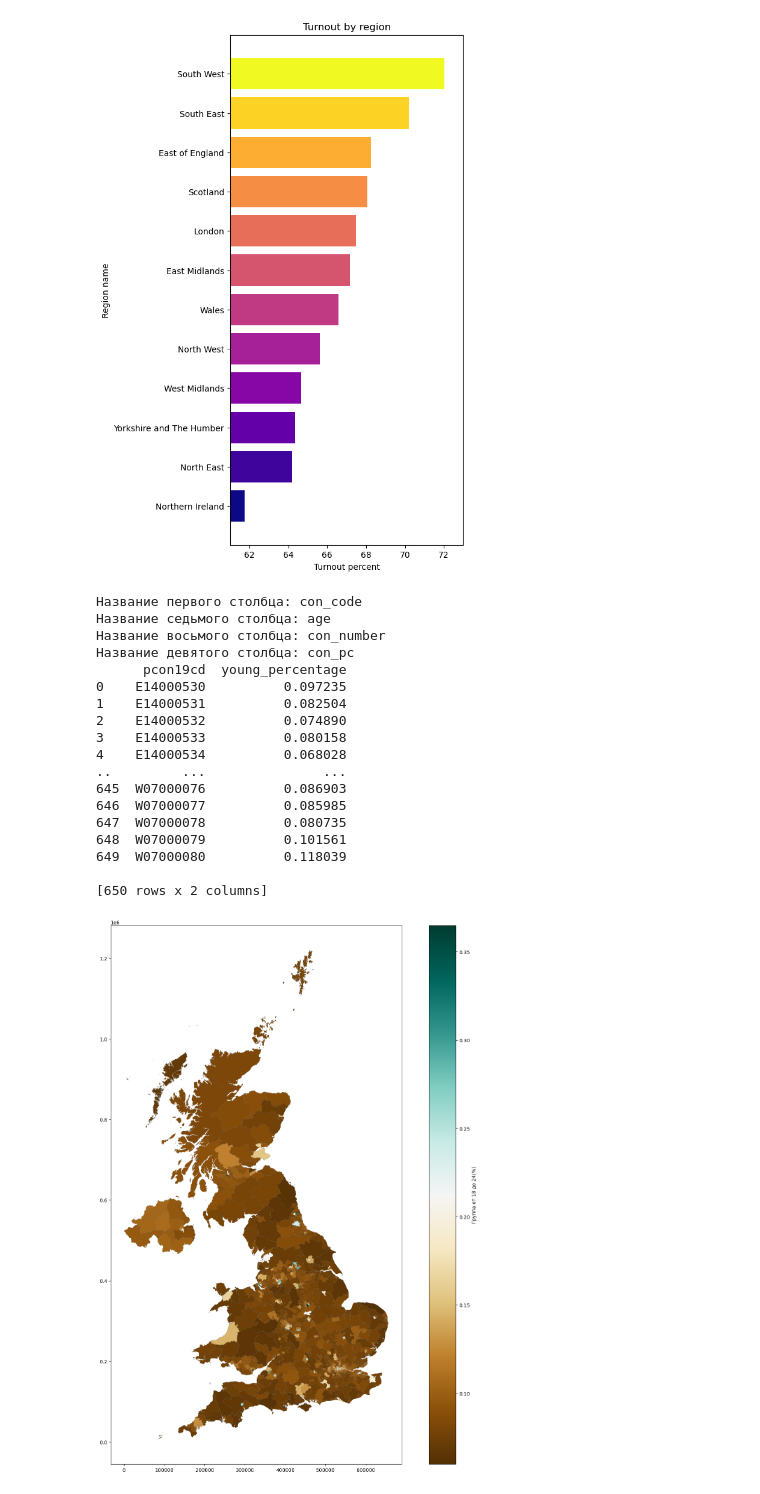
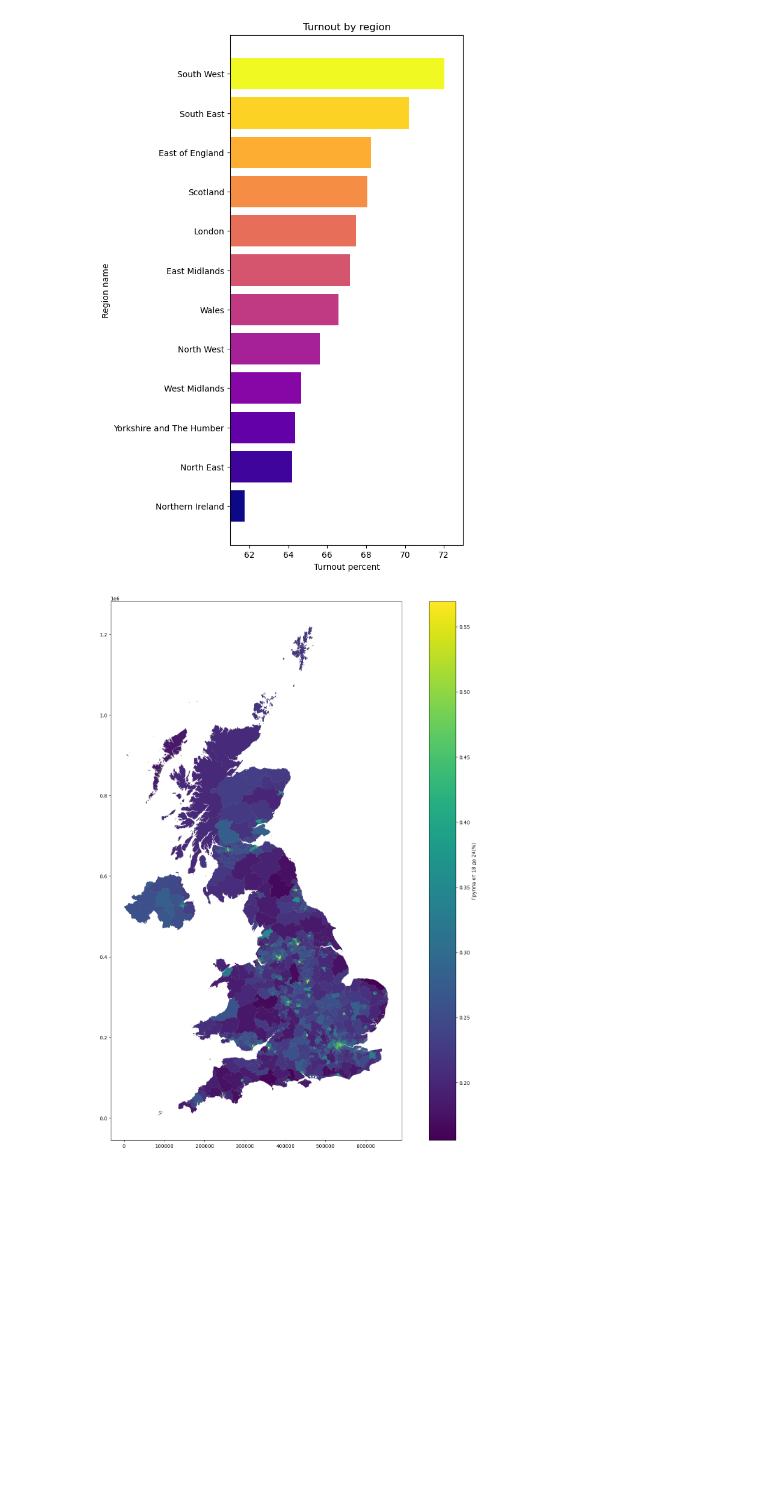
Before and after one commit to SadykovArt/StatPrak_6_sem, a Jupyter notebook: Project_group8.ipynb, the cells around one changed output. Cells and saved outputs as stored; diff of their text form; code cells hidden in the pictures; blank space fills up the shorter version.

```diff
--- a/Project_group8.ipynb
+++ b/Project_group8.ipynb
@@ -294,68 +309,29 @@ plt.show()
 # %%
 import geopandas as gpd
 import matplotlib.pyplot as plt
 from matplotlib.colors import Normalize
 import matplotlib.cm as cm
 import pandas as pd
 df_second_sheet = pd.read_excel('population_by_age.xlsx', sheet_name=1)
-
-column_names = df_second_sheet.columns
-column_0 = column_names[0]
-column_6 = column_names[6]
-column_7 = column_names[7]
-column_8 = column_names[8]
-print("Название первого столбца:", column_0)
-print("Название седьмого столбца:", column_6)
-print("Название восьмого столбца:", column_7)
-print("Название девятого столбца:", column_8)
-
 f_df = df_second_sheet.loc[df_second_sheet['age'] == '0 to 17']
-
 f_df = f_df.reset_index(drop=True)
-
 f_df = f_df.iloc[:, [0, 8]]
-#print(f_df)
-filtered_df = df_second_sheet[df_second_sheet['age'].isin(['18 to 24'])]
+filtered_df = df_second_sheet[df_second_sheet['age'].isin(['18 to 24', '25 to 34'])]
 new_df = filtered_df.groupby('con_code')['con_pc'].sum().reset_index()
-#print(new_df)
 new_df['con_pc'] = new_df['con_pc'] / (1.0 - f_df['con_pc'])
-
-# Вывод результата
-#print(new_df)
 elections = gpd.read_file('WPC_Dec_2019.geojson')
 new_df.columns = ['pcon19cd', 'young_percentage']
-print(new_df)
 merged_data = elections.merge(new_df, on='pcon19cd', how='left')
 fig, ax = plt.subplots(figsize=(20, 20))
-merged_data.plot(ax=ax, column='young_percentage', cmap='BrBG', linewidth=0.1, edgecolor='0.2',figsize=(20,20))
-
+merged_data.plot(ax=ax, column='young_percentage', cmap='viridis', linewidth=0.1, edgecolor='0.2',figsize=(20,20))
 norm = Normalize(vmin=merged_data['young_percentage'].min(), vmax=merged_data['young_percentage'].max())
-sm = cm.ScalarMappable(cmap='BrBG', norm=norm)
+sm = cm.ScalarMappable(cmap='viridis', norm=norm)
 sm.set_array([])
 cbar = plt.colorbar(sm, ax=ax)
-
 cbar.set_label('Группа от 18 до 24(%)')
 plt.show()
 # %% [output]
-Название первого столбца: con_code
-Название седьмого столбца: age
-Название восьмого столбца: con_number
-Название девятого столбца: con_pc
-      pcon19cd  young_percentage
-0    E14000530          0.097235
-1    E14000531          0.082504
-2    E14000532          0.074890
-3    E14000533          0.080158
-4    E14000534          0.068028
-..         ...               ...
-645  W07000076          0.086903
-646  W07000077          0.085985
-647  W07000078          0.080735
-648  W07000079          0.101561
-649  W07000080          0.118039
-
-[650 rows x 2 columns]
-[figure, old version]
+[figure, new version]
 # %%
 import pandas as pd
 import matplotlib.pyplot as plt
```
Also changed, not shown: parts of 5 cells of this notebook.
